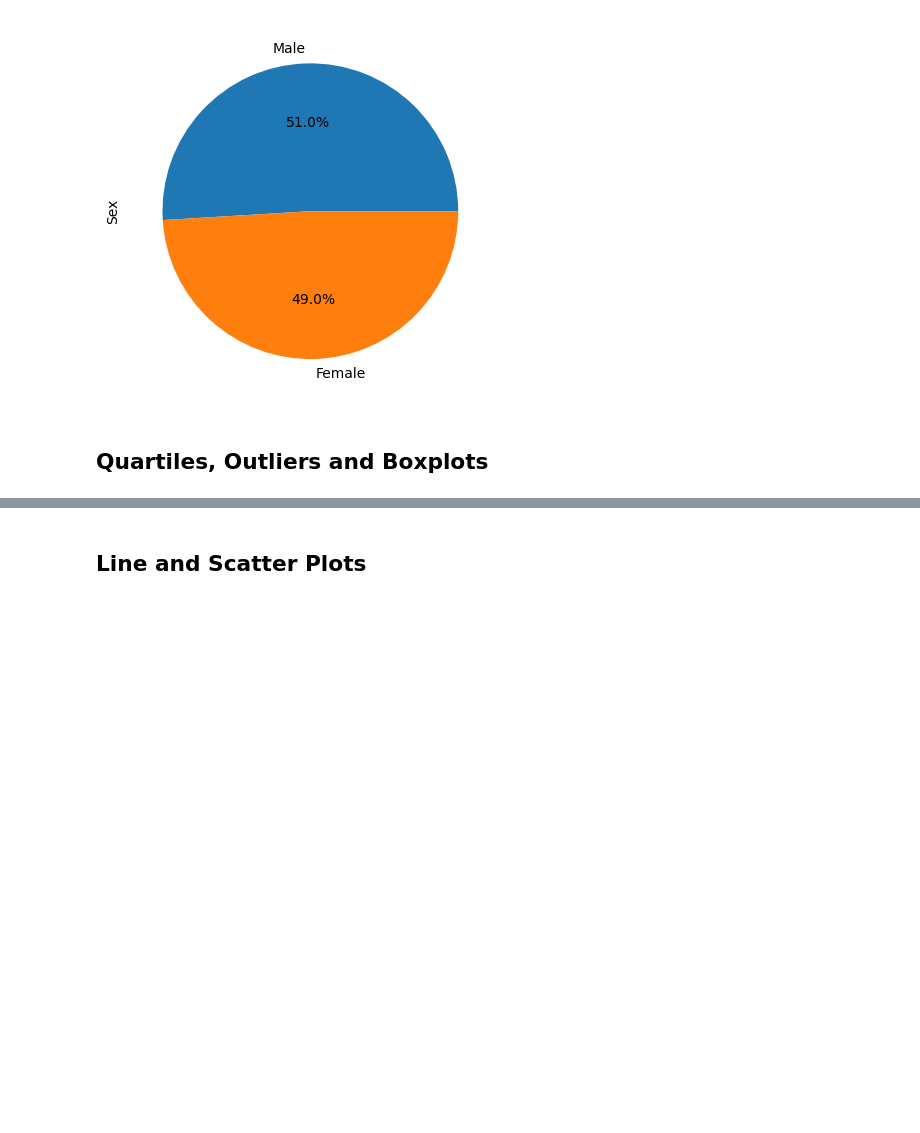
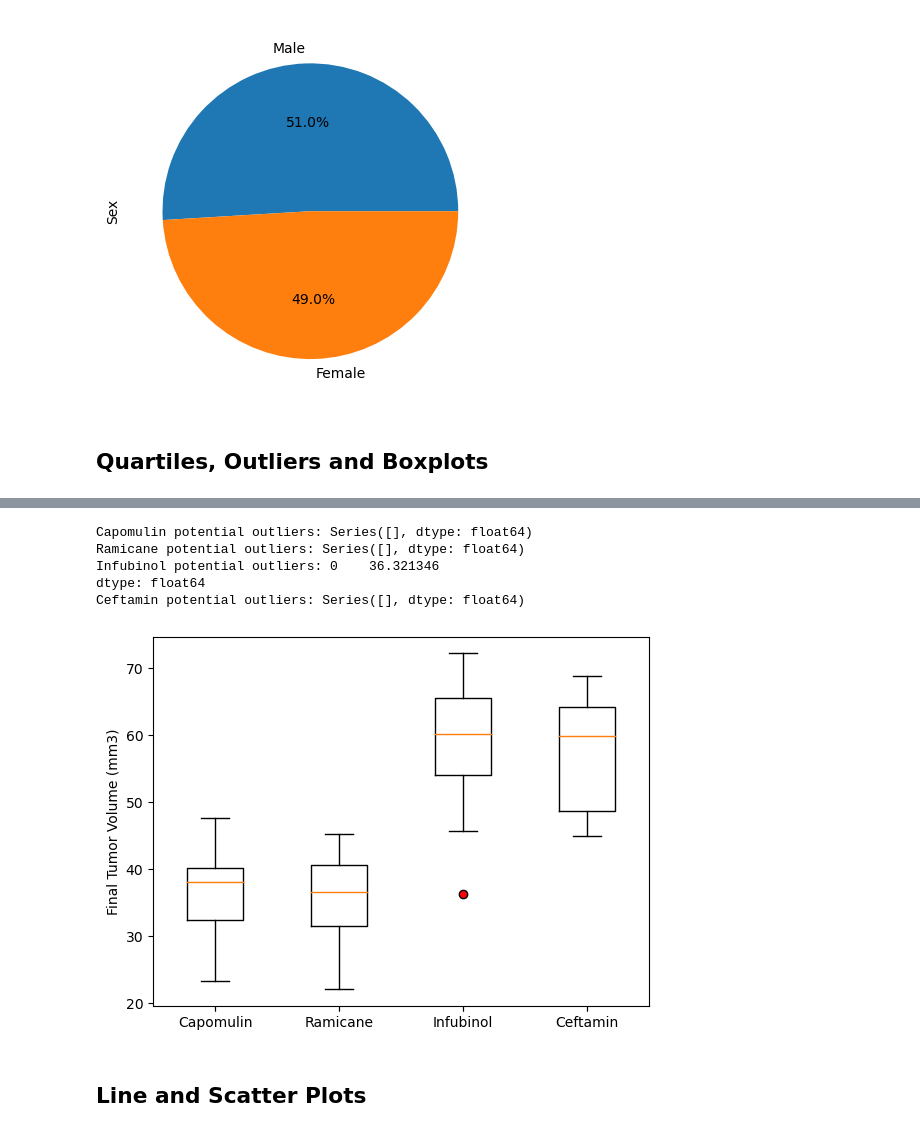
Before and after one commit to jlawrence16/matplotlib_challenge, a Jupyter notebook: pymaceuticals_starter.ipynb, the cells around one changed output, grey strips where cells are left out. Cells and saved outputs as stored; diff of their text form; code cells hidden in the pictures; blank space fills up the shorter version.

```diff
--- a/pymaceuticals_starter.ipynb
+++ b/pymaceuticals_starter.ipynb
@@ -235,5 +359,50 @@ Name: Timepoint, dtype: int64
+# %%
+#Put treatments into a list for for loop (and later for plot labels)
+
+treatments=['Capomulin', 'Ramicane', 'Infubinol', 'Ceftamin']
+
+# Calculate the IQR and quantitatively determine if there are any potential outliers.
+
+
+# Locate the rows which contain mice on each drug and get the tumor volumes
+
+capomulin_boxplot_data=tumor_volume_timepoint.loc[tumor_volume_timepoint["Drug Regimen"]=='Capomulin']['Tumor Volume (mm3)'].tolist()
+ramicane_boxplot_data=tumor_volume_timepoint.loc[tumor_volume_timepoint["Drug Regimen"]=='Ramicane']['Tumor Volume (mm3)'].tolist()
+infubinol_boxplot_data=tumor_volume_timepoint.loc[tumor_volume_timepoint["Drug Regimen"]=='Infubinol']['Tumor Volume (mm3)'].tolist()
+ceftamin_boxplot_data=tumor_volume_timepoint.loc[tumor_volume_timepoint["Drug Regimen"]=='Ceftamin']['Tumor Volume (mm3)'].tolist()
+
+boxplot_data=[capomulin_boxplot_data, ramicane_boxplot_data, infubinol_boxplot_data, ceftamin_boxplot_data]
+
+# Determine outliers using upper and lower bounds
+
+for index in range(len(treatments)):
+
+    outlier_data=pd.Series(boxplot_data[index])
+    quartiles = outlier_data.quantile([0.25,0.5,0.75])
+    lowerq = quartiles[0.25]
+    upperq = quartiles[0.75]
+    iqr = upperq-lowerq
+
+    lower_bound = lowerq - (1.5*iqr)
+    upper_bound = upperq + (1.5*iqr)
+
+    outliers=outlier_data.loc[(outlier_data<lower_bound)|(outlier_data>upper_bound)]
+    print(f"{treatments[index]} potential outliers: {outliers}")
+# %% [output]
+Capomulin potential outliers: Series([], dtype: float64)
+Ramicane potential outliers: Series([], dtype: float64)
+Infubinol potential outliers: 0    36.321346
+dtype: float64
+Ceftamin potential outliers: Series([], dtype: float64)
 # %%
 # Generate a box plot that shows the distrubution of the tumor volume for each treatment group.
+
+plt.ylabel('Final Tumor Volume (mm3)')
+plt.xticks([1,2,3,4], ['Capomulin', 'Ramicane', 'Infubinol', 'Ceftamin'])
+plt.boxplot(boxplot_data, labels=treatments, flierprops={'markerfacecolor': 'red'})
+plt.show()
+# %% [output]
+[figure, added]
 # %% [markdown]
 ## Line and Scatter Plots
 # %%
```
Also changed, not shown: parts of 6 cells of this notebook.
